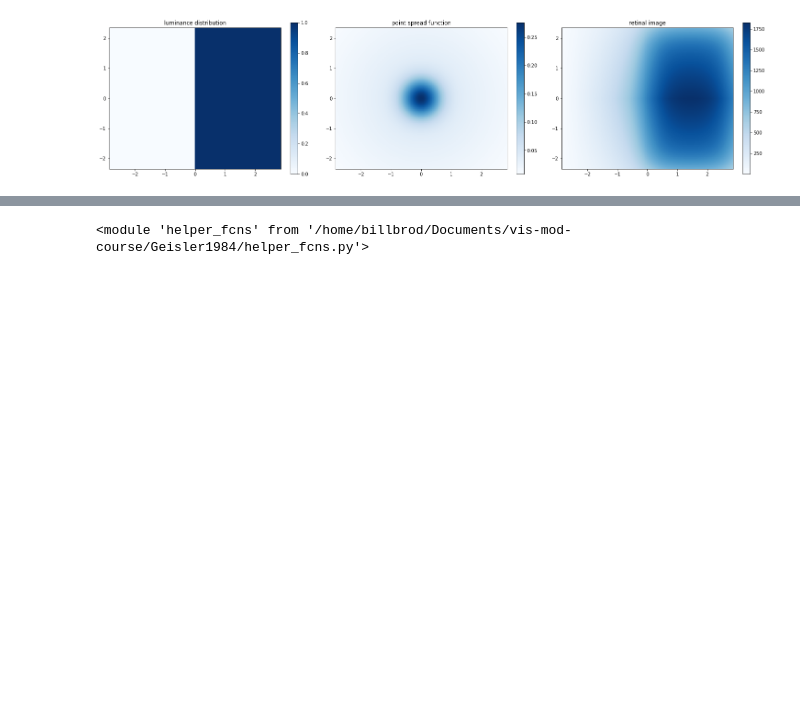
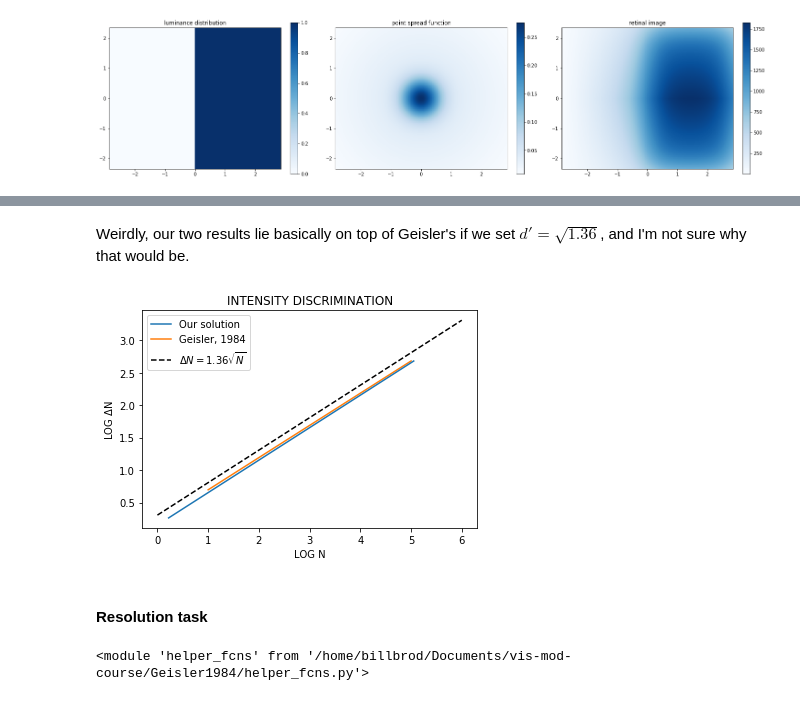
Before and after one commit to WinawerLab/vis-mod-course, a Jupyter notebook: Geisler1984/Geisler1984.ipynb, the cells around one changed output, grey strips where cells are left out. Saved outputs shown, nothing was run; the diff lists cells and outputs as text; code cells hidden in the pictures; blank space fills up the shorter version.

```diff
--- a/Geisler1984/Geisler1984.ipynb
+++ b/Geisler1984/Geisler1984.ipynb
@@ -200,3 +202,11 @@ To do that, need to write some wrapper functions that do everything from beginni
+# %% [markdown]
+Weirdly, our two results lie basically on top of Geisler's if we set $d'=\sqrt{1.36}$, and I'm not sure why that would be.
+# %%
+solts = hf.figure4([.2, .5, .75, 1, 2, 3, 4, 5, 6, 10, 15, 20, 50], np.sqrt(1.36))
+# %% [output]
+[figure, added]
+# %% [markdown]
+#### Resolution task
 # %%
 autoreload.reload(hf)
 # %% [output]
```
Also changed, not shown: parts of 17 cells of this notebook, 1 other file.
